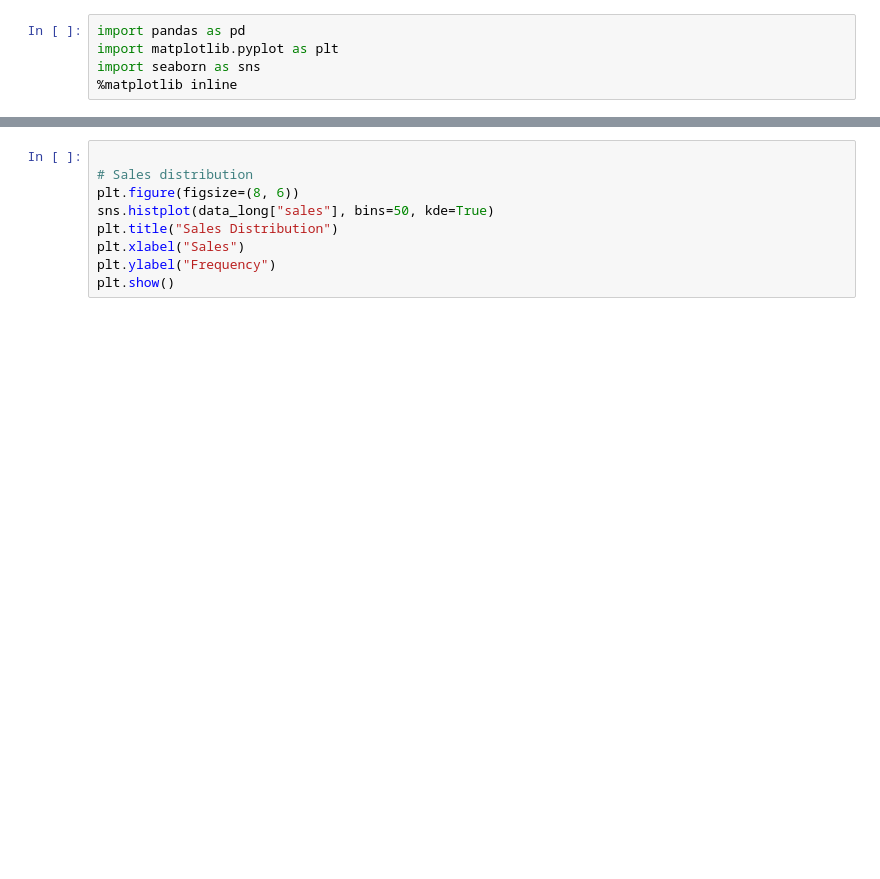
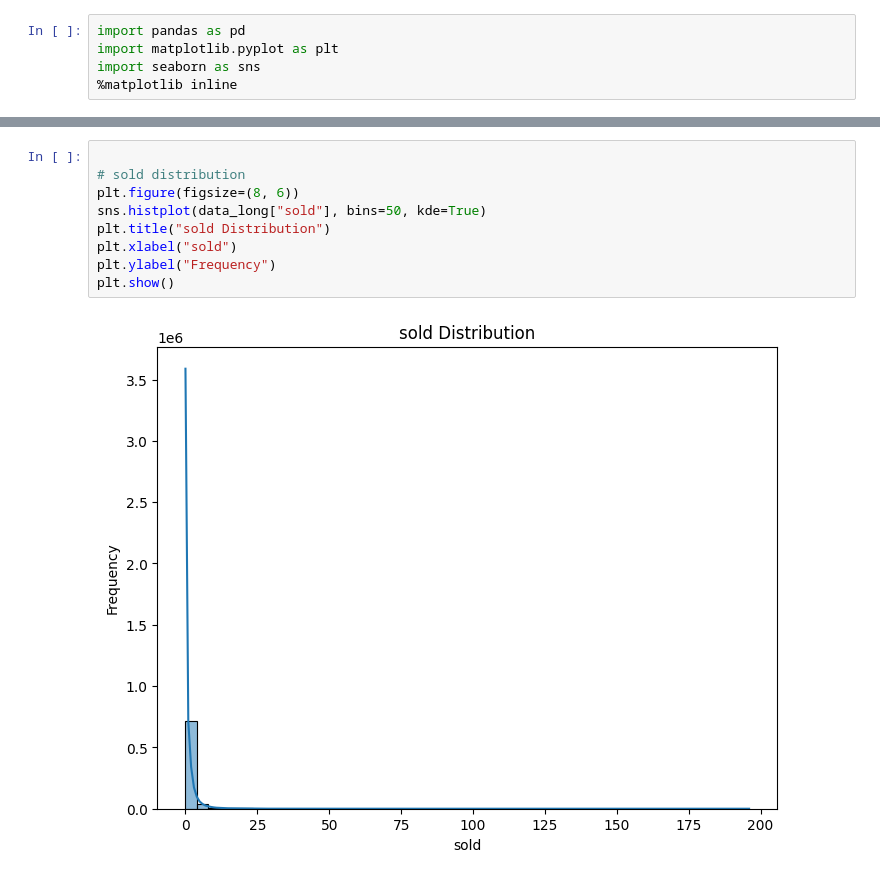
Before and after one commit to rawansr7/supply_chain, a Jupyter notebook: analysis/explore_data.ipynb, the cells around one changed output, grey strips where cells are left out. Cells and saved outputs as stored; diff of their text form; blank space fills up the shorter version.

```diff
--- a/analysis/explore_data.ipynb
+++ b/analysis/explore_data.ipynb
@@ -25,11 +36,13 @@ plt.show()
 # %%
 
-# Sales distribution
+# sold distribution
 plt.figure(figsize=(8, 6))
-sns.histplot(data_long["sales"], bins=50, kde=True)
-plt.title("Sales Distribution")
-plt.xlabel("Sales")
+sns.histplot(data_long["sold"], bins=50, kde=True)
+plt.title("sold Distribution")
+plt.xlabel("sold")
 plt.ylabel("Frequency")
 plt.show()
+# %% [output]
+[figure, added]
 # %%
 
```
Also changed, not shown: parts of 12 cells of this notebook, 21 other files.
